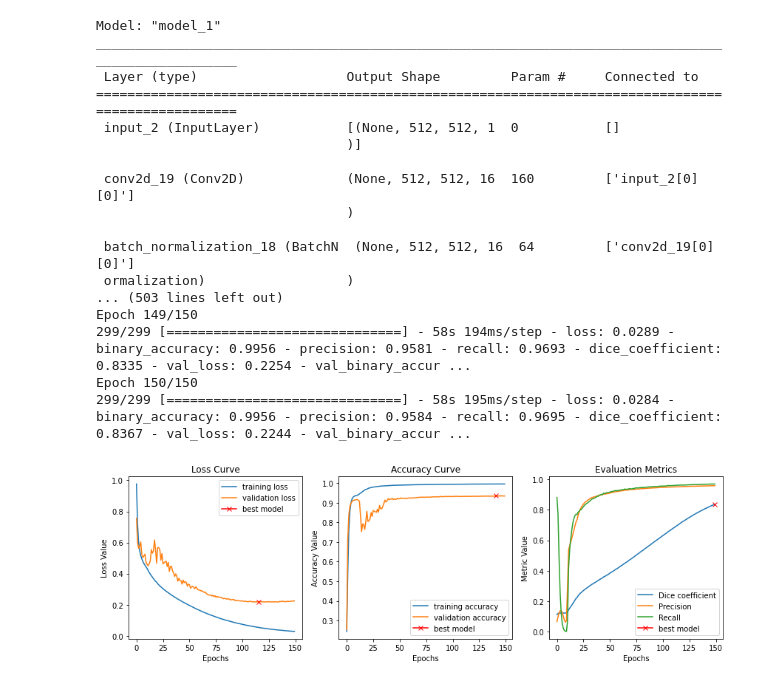
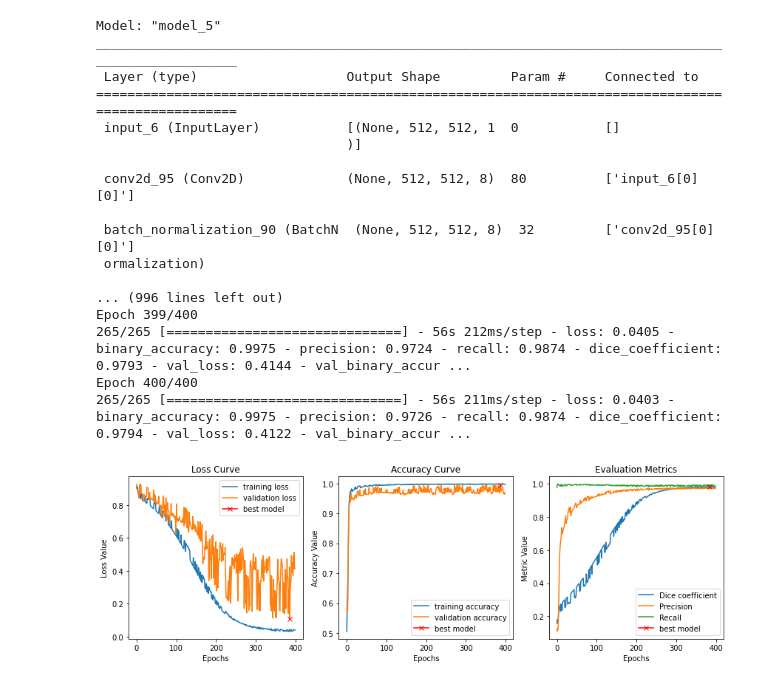
Before and after one commit to gerardct/CM2003_CarrascoCastells, a Jupyter notebook: Project/Project_CarrascoCastells.ipynb, the cells around one changed output. Drawn from its saved outputs; the diff is of its cells as text; code cells hidden in the pictures.

```diff
--- a/Project/Project_CarrascoCastells.ipynb
+++ b/Project/Project_CarrascoCastells.ipynb
@@ -1,4 +1,6 @@
 # %%
+#carregar imatges a patient_data
+
 import os
 import pydicom
 import numpy as np
@@ -21,12 +23,14 @@ def load_dicom_image_with_lut(dicom_path):
         # Handle any exceptions that may occur while processing the DICOM file
         print(f"Error loading DICOM image: {str(e)}")
         return None
+
 # Define the root directory where your data is stored
 data_root = "../FProject/Data/Train_Sets/CT"
 
 # Iterate through patient folders
 patient_data = {}  # Dictionary to store (patient_folder, image, mask) pairs
 
+patient_folders = sorted(os.listdir(data_root))  # Sort patient folders
 for patient_folder in os.listdir(data_root):
     if os.path.isdir(os.path.join(data_root, patient_folder)):
         dicom_folder = os.path.join(data_root, patient_folder, "DICOM_anon")
@@ -34,8 +38,8 @@ for patient_folder in os.listdir(data_root):
 
         # Check if DICOM and Ground folders exist for the patient
         if os.path.exists(dicom_folder) and os.path.exists(ground_folder):
-            dicom_files = os.listdir(dicom_folder)
-            ground_files = os.listdir(ground_folder)
+            dicom_files = sorted(os.listdir(dicom_folder))  # Sort DICOM files
+            ground_files = sorted(os.listdir(ground_folder))  # Sort Ground files
 
             # Ensure both folders have the same number of files
             if len(dicom_files) == len(ground_files):
@@ -112,7 +112,7 @@ from Functions import plotcurve, dice_coefficient, recall, precision, dice_loss
 
 
 # Define your parameters
-base = 16
+base = 8
 img_h = 512
 img_w = 512
 img_ch = 1
@@ -121,7 +121,7 @@ learning_rate = 1e-5
 dropout = True
 dr = 0.2
 batch_norm = True
-num_epochs = 150
+num_epochs = 400
 img_size= 512
 
 
@@ -182,6 +182,10 @@ def dice_coefficient(y_true, y_pred):
     intersection = tf.reduce_sum(y_true * y_pred)
     union = tf.reduce_sum(y_true) + tf.reduce_sum(y_pred)
     return (2.0 * intersection + 1e-5) / (union + 1e-5)
+# Define the Dice loss function
+def dice_loss(y_true, y_pred):
+    return 1.0 - dice_coefficient(y_true, y_pred)
+
 
 # Define precision metric
 def precision(y_true, y_pred):
@@ -191,43 +195,55 @@ def precision(y_true, y_pred):
     return precision
 
 # Define recall metric
 def recall(y_true, y_pred):
     true_positives = tf.keras.backend.sum(tf.keras.backend.round(tf.keras.backend.clip(y_true * y_pred, 0, 1)))
     actual_positives = tf.keras.backend.sum(tf.keras.backend.round(tf.keras.backend.clip(y_true, 0, 1)))
     recall = true_positives / (actual_positives + tf.keras.backend.epsilon())
     return recall
 
+def iou_loss(y_true, y_pred):
+    y_true = tf.cast(y_true, tf.float32)
+    y_pred = tf.cast(y_pred, tf.float32)
+    intersection = tf.reduce_sum(y_true * y_pred)
+    union = tf.reduce_sum(y_true) + tf.reduce_sum(y_pred) - intersection
+    iou = intersection / union
+    return 1 - iou
+
+
 # Compile the model
-modela.compile(optimizer=Adam(learning_rate), loss='binary_crossentropy', metrics=['binary_accuracy',precision, recall,dice_coefficient])
+#modela.compile(optimizer=Adam(learning_rate), loss='binary_crossentropy', metrics=['binary_accuracy',precision, recall,dice_coefficient])
+#modela.compile(optimizer=Adam(learning_rate), loss=dice_loss, metrics=['binary_accuracy',dice_coefficient,precision,recall])
+modela.compile(optimizer=Adam(learning_rate), loss=iou_loss, metrics=['binary_accuracy',precision, recall,dice_coefficient])
+
 
 # Train the model
 train_generator = data_generator(train_pairs, batch_size)
 val_generator = data_generator(val_pairs, batch_size)
 
 historya = modela.fit(
     train_generator,
     validation_data=val_generator,
     epochs=num_epochs,
     steps_per_epoch=len(train_pairs) // batch_size,
     validation_steps=len(val_pairs) // batch_size)
 
 plotcurve(historya,'binary')
 # %% [output]
-Model: "model_1"
+Model: "model_5"
 __________________________________________________________________________________________________
  Layer (type)                   Output Shape         Param #     Connected to
 ==================================================================================================
- input_2 (InputLayer)           [(None, 512, 512, 1  0           []
+ input_6 (InputLayer)           [(None, 512, 512, 1  0           []
                                 )]
 
- conv2d_19 (Conv2D)             (None, 512, 512, 16  160         ['input_2[0][0]']
-                                )
+ conv2d_95 (Conv2D)             (None, 512, 512, 8)  80          ['input_6[0][0]']
 
- batch_normalization_18 (BatchN  (None, 512, 512, 16  64         ['conv2d_19[0][0]']
- ormalization)                  )
-... (503 lines left out)
-Epoch 149/150
-299/299 [==============================] - 58s 194ms/step - loss: 0.0289 - binary_accuracy: 0.9956 - precision: 0.9581 - recall: 0.9693 - dice_coefficient: 0.8335 - val_loss: 0.2254 - val_binary_accur ...
-Epoch 150/150
-299/299 [==============================] - 58s 195ms/step - loss: 0.0284 - binary_accuracy: 0.9956 - precision: 0.9584 - recall: 0.9695 - dice_coefficient: 0.8367 - val_loss: 0.2244 - val_binary_accur ...
+ batch_normalization_90 (BatchN  (None, 512, 512, 8)  32         ['conv2d_95[0][0]']
+ ormalization)
+
+... (996 lines left out)
+Epoch 399/400
+265/265 [==============================] - 56s 212ms/step - loss: 0.0405 - binary_accuracy: 0.9975 - precision: 0.9724 - recall: 0.9874 - dice_coefficient: 0.9793 - val_loss: 0.4144 - val_binary_accur ...
+Epoch 400/400
+265/265 [==============================] - 56s 211ms/step - loss: 0.0403 - binary_accuracy: 0.9975 - precision: 0.9726 - recall: 0.9874 - dice_coefficient: 0.9794 - val_loss: 0.4122 - val_binary_accur ...
-[figure, old version]
+[figure, new version]
```
Also changed, not shown: parts of 11 cells of this notebook, 7 other files.
